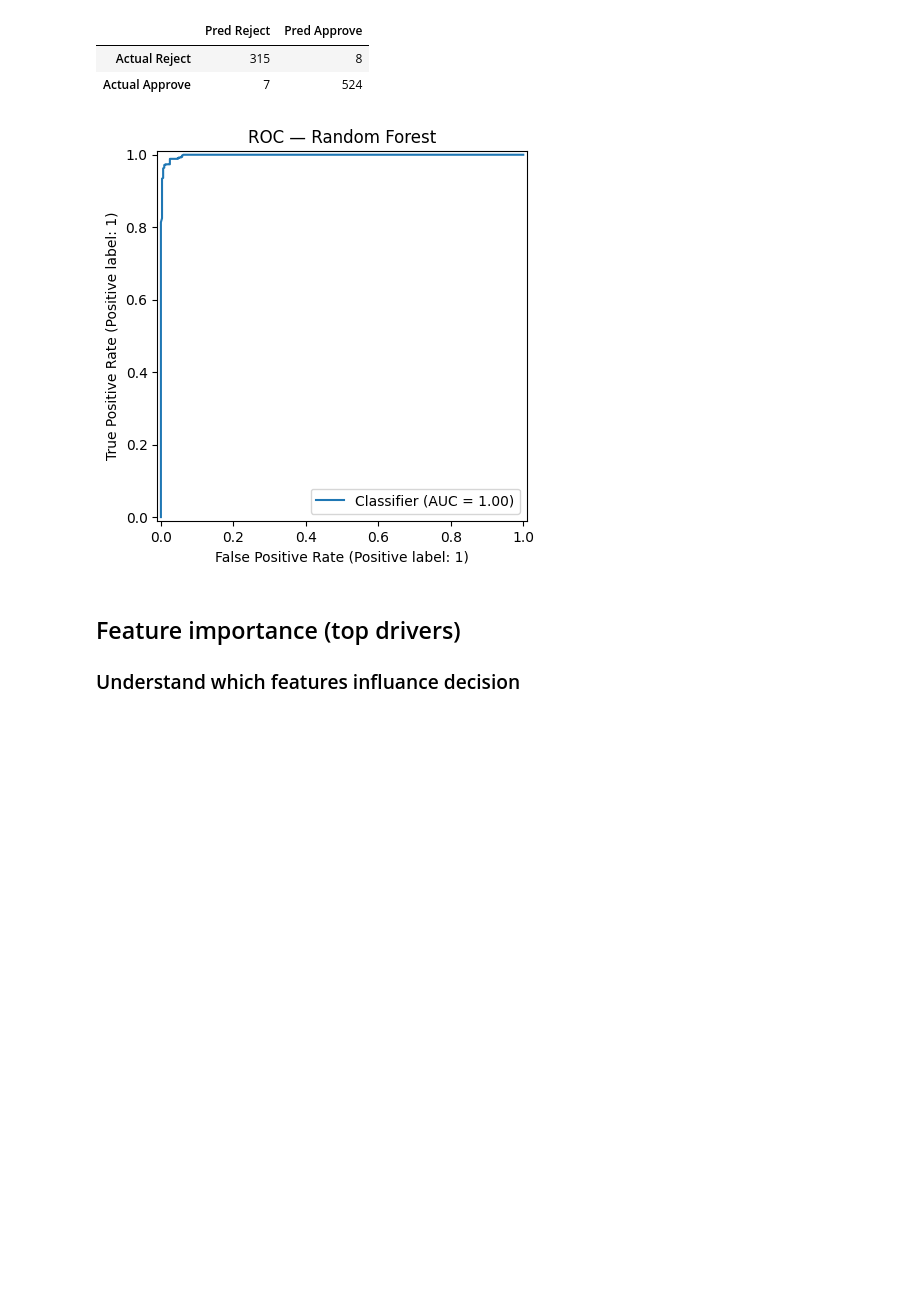
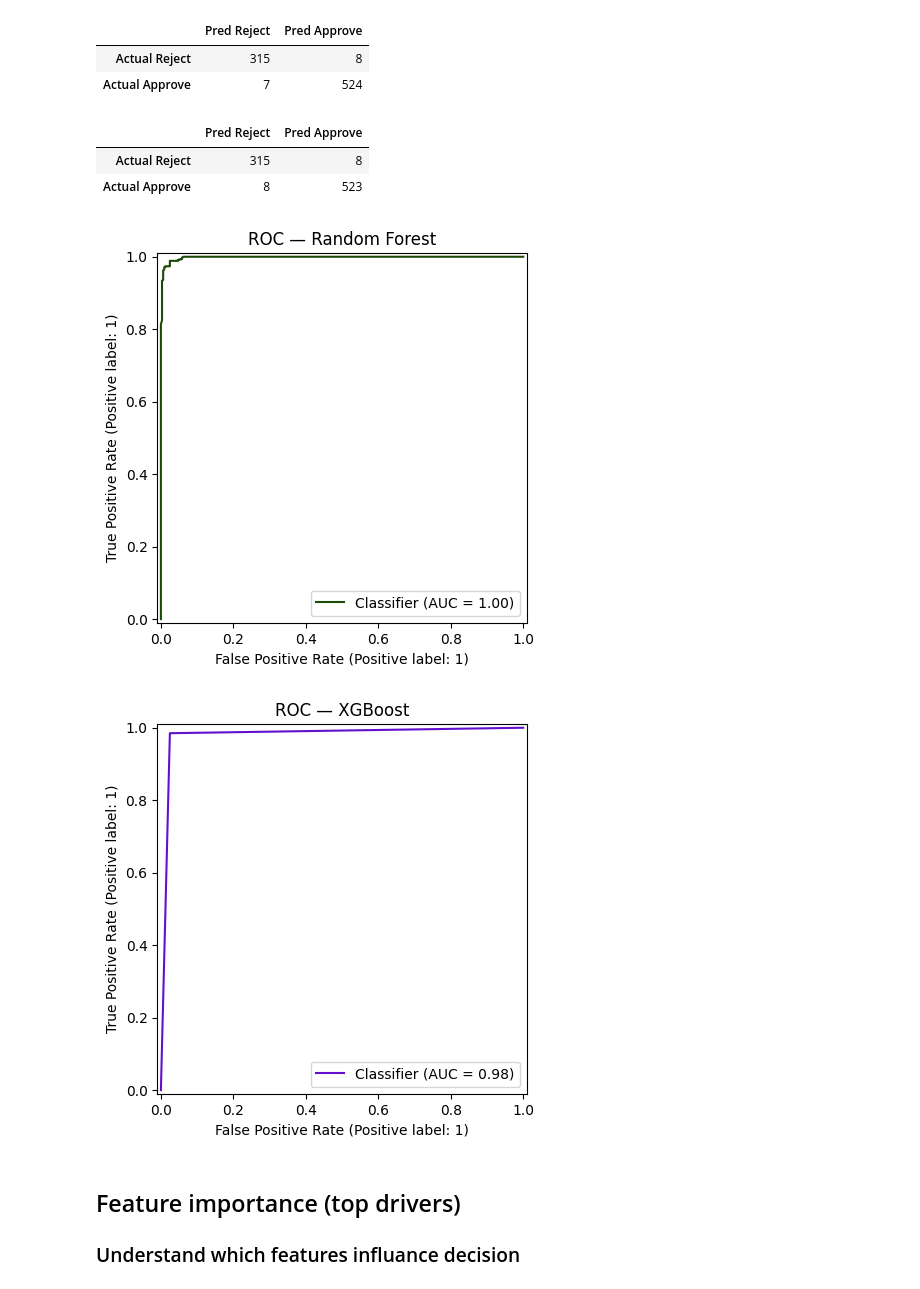
Before and after one commit to priyank-rupera-13/Loan-Approval-Prediction-Capstone, a Jupyter notebook: notebooks/Loan_Approval_Project.ipynb, the cells around one changed output. Drawn from its saved outputs; the diff is of its cells as text; code cells hidden in the pictures; blank space fills up the shorter version.

Commit message:
Update Loan_Approval_Project.ipynb
Adding XGBoost for Comparing performance of Random Forest

```diff
--- a/notebooks/Loan_Approval_Project.ipynb
+++ b/notebooks/Loan_Approval_Project.ipynb
@@ -181,0 +181,29 @@ Pipeline(steps=[('prep',
+# %%
+from xgboost import XGBClassifier
+import numpy as np
+from sklearn.pipeline import Pipeline
+
+pos = (y_train == 1).sum()
+neg = (y_train == 0).sum()
+scale_pos_weight = (neg / pos) if pos > 0 else 1.0
+
+xgb = XGBClassifier(
+    n_estimators=400,
+    max_depth=4,
+    learning_rate=0.08,
+    subsample=0.9,
+    colsample_bytree=0.9,
+    reg_lambda=1.0,
+    objective="binary:logistic",
+    tree_method="hist",
+    eval_metric="logloss",
+    random_state=RANDOM_STATE,
+    scale_pos_weight=scale_pos_weight
+)
+
+xgb_pipe = Pipeline([
+    ("prep", preprocess),
+    ("model", xgb)
+])
+
+xgb_pipe.fit(X_train, y_train)
@@ -227,12 +340,30 @@ pd.DataFrame(cm, index=["Actual Reject","Actual Approve"],
 |  | Pred Reject | Pred Approve |
 | Actual Reject | 315 | 8 |
 | Actual Approve | 7 | 524 |
+# %%
+y_pred_xgb = xgb_pipe.predict(X_test)
+cm = confusion_matrix(y_test, y_pred_xgb, labels=[0, 1])  # 0=Reject, 1=Approve
+cm_df = pd.DataFrame(
+    cm,
+    index=["Actual Reject", "Actual Approve"],
+    columns=["Pred Reject", "Pred Approve"]
+)
+display(cm_df)
+# %% [output]
+|  | Pred Reject | Pred Approve |
+| Actual Reject | 315 | 8 |
+| Actual Approve | 8 | 523 |
 # %%
-RocCurveDisplay.from_predictions(y_test, y_prob)
+RocCurveDisplay.from_predictions(y_test, y_prob,color=COLOR_RF)
 plt.title("ROC — Random Forest")
 plt.show()
+
+RocCurveDisplay.from_predictions(y_test, y_pred_xgb,color=COLOR_XGB)
+plt.title("ROC — XGBoost")
+plt.show()
 # %% [output]
-[figure, old version]
+[figure, new version]
+[figure, added]
 # %% [markdown]
 ## Feature importance (top drivers)
 ### Understand which features influance decision
```
Also changed, not shown: parts of 20 cells of this notebook.
